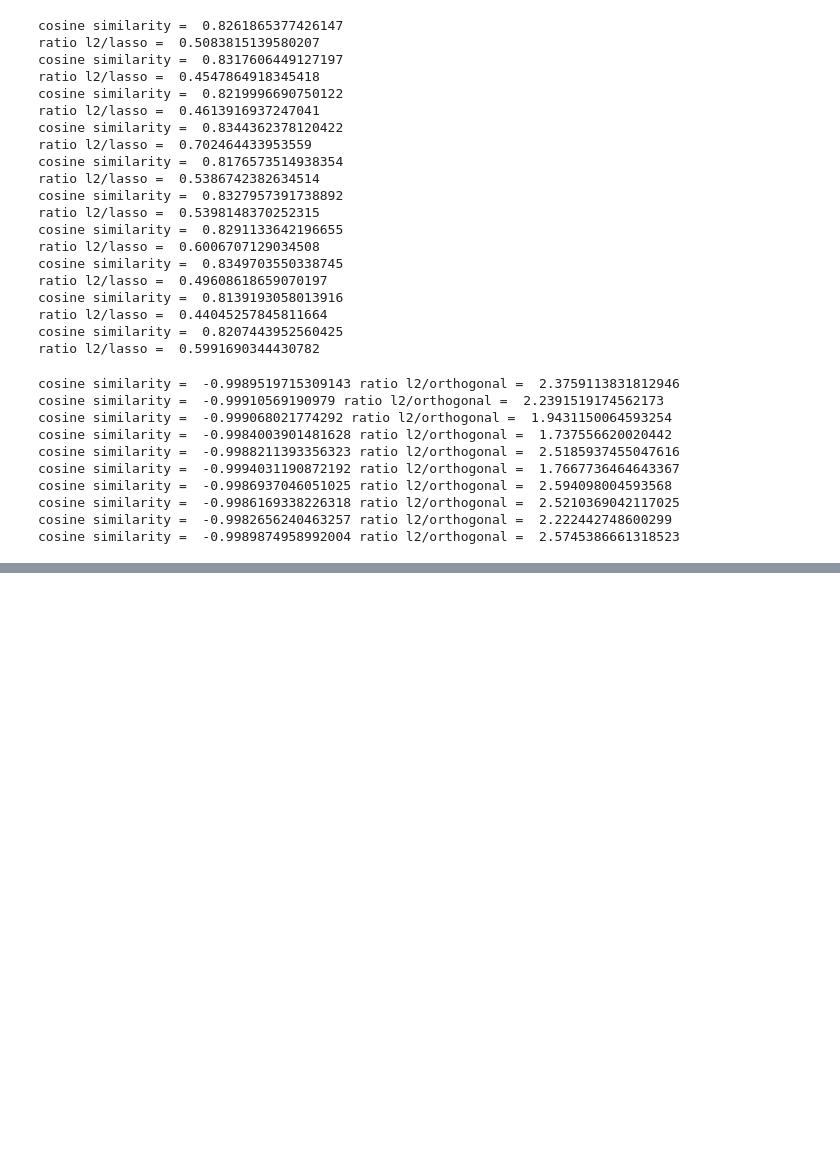
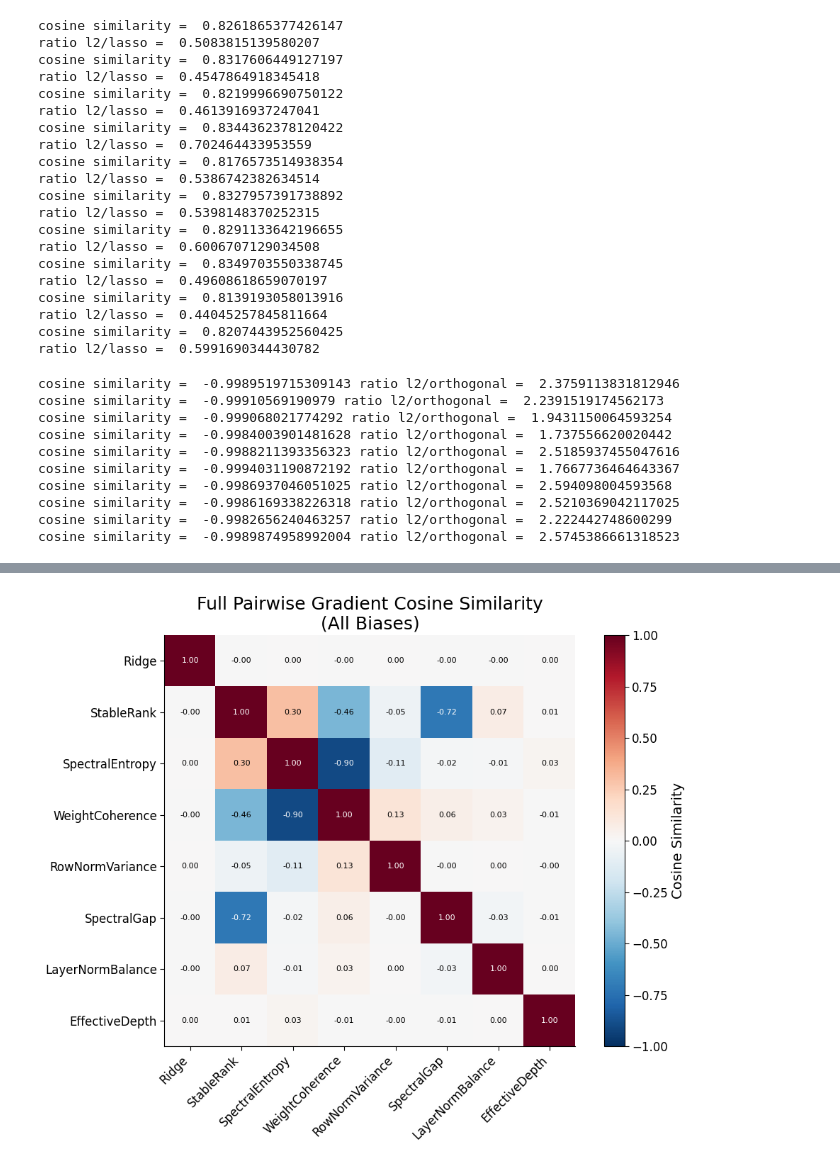
Before and after one commit to jrudoler/estimating-implicit-regularization, a Jupyter notebook: notebooks/l2_estimation_deep_ReLU.ipynb, the cells around one changed output, grey strips where cells are left out. Cells and saved outputs as stored; diff of their text form; code cells hidden in the pictures; blank space fills up the shorter version.

```diff
--- a/notebooks/l2_estimation_deep_ReLU.ipynb
+++ b/notebooks/l2_estimation_deep_ReLU.ipynb
@@ -1005,0 +1096,81 @@ cosine similarity =  -0.9989874958992004 ratio l2/orthogonal =  2.57453866613185
+# %%
+# Full pairwise comparison including gradient-flow proxies
+all_biases = [
+    ("Ridge", RidgeBias),
+    ("StableRank", StableRankBias),
+    ("SpectralEntropy", SpectralEntropyBias),
+    ("WeightCoherence", WeightCoherenceBias),
+    ("RowNormVariance", RowNormVarianceBias),
+    ("SpectralGap", SpectralGapBias),
+    ("LayerNormBalance", LayerNormBalanceBias),
+    ("EffectiveDepth", EffectiveDepthBias),
+]
+
+n_samples = 10
+n_layers = 5
+width = 50
+
+pairwise_all = np.zeros((len(all_biases), len(all_biases)))
+
+for seed in range(n_samples):
+    torch.manual_seed(seed)
+    structured_params = [torch.randn(width, width) for _ in range(n_layers)]
+    for w in structured_params:
+        torch.nn.init.kaiming_uniform_(w)
+
+    for i, (name_i, BiasClass_i) in enumerate(all_biases):
+        for j, (name_j, BiasClass_j) in enumerate(all_biases):
+            bias_i = BiasClass_i(enforce_positive=False)
+            bias_i.beta.data = torch.tensor(1.0)
+            bias_j = BiasClass_j(enforce_positive=False)
+            bias_j.beta.data = torch.tensor(1.0)
+
+            # Compute gradients
+            flattened = torch.cat([w.flatten() for w in structured_params])
+            w_all = flattened.detach().clone().requires_grad_(True)
+            structured_views = []
+            offset = 0
+            for orig_w in structured_params:
+                numel = orig_w.numel()
+                structured_views.append(w_all[offset:offset+numel].reshape(orig_w.shape))
+                offset += numel
+            penalty_i = bias_i.forward(w_all, structured_views)
+            grad_i = torch.autograd.grad(penalty_i, w_all)[0]
+
+            w_all2 = flattened.detach().clone().requires_grad_(True)
+            structured_views2 = []
+            offset = 0
+            for orig_w in structured_params:
+                numel = orig_w.numel()
+                structured_views2.append(w_all2[offset:offset+numel].reshape(orig_w.shape))
+                offset += numel
+            penalty_j = bias_j.forward(w_all2, structured_views2)
+            grad_j = torch.autograd.grad(penalty_j, w_all2)[0]
+
+            cos_sim = torch.nn.functional.cosine_similarity(
+                grad_i.unsqueeze(0), grad_j.unsqueeze(0)
+            ).item()
+            pairwise_all[i, j] += cos_sim / n_samples
+
+names_all = [name for name, _ in all_biases]
+df_all = pd.DataFrame(pairwise_all, index=names_all, columns=names_all).round(2)
+print("Full Pairwise Cosine Similarity (including Ridge and Gradient-Flow Proxies):")
+print("=" * 80)
+print(df_all)
+
+# Heatmap
+fig, ax = plt.subplots(figsize=(10, 8))
+im = ax.imshow(pairwise_all, cmap="RdBu_r", vmin=-1, vmax=1)
+ax.set_xticks(range(len(names_all)))
+ax.set_yticks(range(len(names_all)))
+ax.set_xticklabels(names_all, rotation=45, ha="right")
+ax.set_yticklabels(names_all)
+for i in range(len(names_all)):
+    for j in range(len(names_all)):
+        ax.text(j, i, f"{pairwise_all[i, j]:.2f}", ha="center", va="center",
+                color="white" if abs(pairwise_all[i, j]) > 0.5 else "black", fontsize=8)
+plt.colorbar(im, ax=ax, label="Cosine Similarity")
+plt.title("Full Pairwise Gradient Cosine Similarity\n(All Biases)")
+plt.tight_layout()
+plt.show()
+# %% [output]
@@ -1005,0 +1194 @@ cosine similarity =  -0.9989874958992004 ratio l2/orthogonal =  2.57453866613185
+[figure, added]
```
Also changed, not shown: parts of 31 cells of this notebook, 49 other files.
